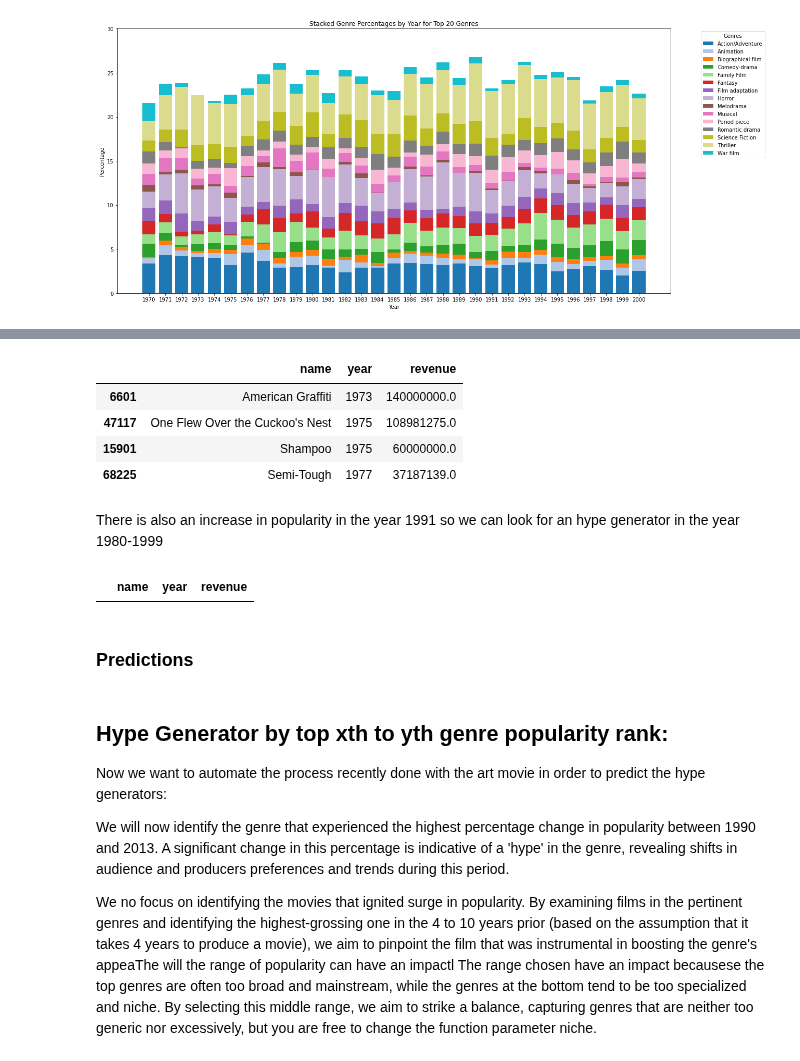
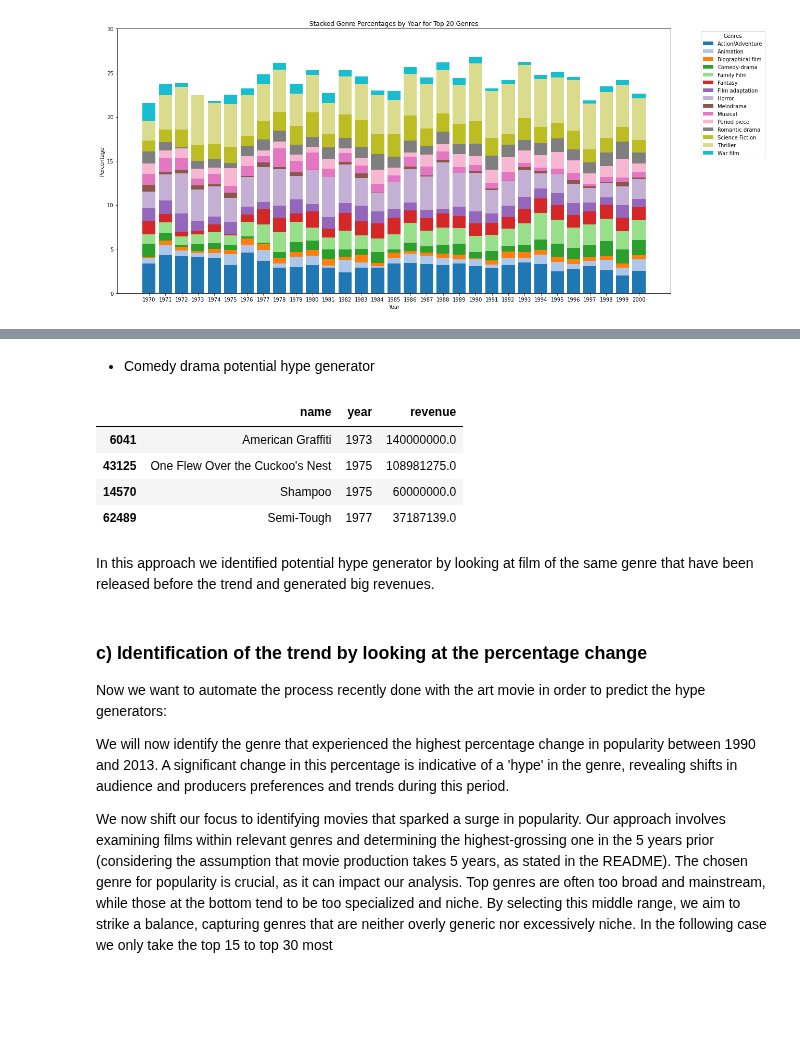
Before and after one commit to epfl-ada/ada-2023-project-thewestbobers, a Jupyter notebook: milestoneP2.ipynb, the cells around one changed output, grey strips where cells are left out. Saved outputs shown, nothing was run; the diff lists cells and outputs as text; code cells hidden in the pictures; blank space fills up the shorter version.

```diff
--- a/milestoneP2.ipynb
+++ b/milestoneP2.ipynb
@@ -226,0 +768,8 @@ movies = data_filter(movies)
+# %%
+
+annex = fuse_scores(annex, 'review_x', 'review_y', 'nbr_review_x', 'nbr_review_y')
+display(annex.sample(5))
+display(annex.shape)
+display(annex.info())
+display(annex[annex['review']<=0])
+display(annex[annex['nbr_review']<=0])
@@ -226,0 +807,5 @@ movies = data_filter(movies)
+# %%
+
+display(annex.info())
+display(movies.info())
+movies['runtime'] = pd.to_numeric(movies['runtime'], errors='coerce')
@@ -226,0 +846,7 @@ movies = data_filter(movies)
+# %%
+
+
+movies2 = pd.merge(movies, annex, on=['name', 'year', 'runtime'], how='left')
+display(movies2.sample(5))
+display(movies2.shape)
+display(movies2.info())
@@ -226,0 +883,10 @@ movies = data_filter(movies)
+# %%
+
+
+movies2['revenue'] = movies2.apply(lambda row: fuse_columns(row[f'revenue_x'], row[f'revenue_y'], 'revenue'), axis=1)
+
+movies2 = movies2.drop(columns=['revenue_x', 'revenue_y'])
+
+display(movies2.sample(5))
+display(movies2.shape)
+display(movies2.info())
@@ -306,37 +1066,27 @@ display(highest_revenue_movie[["name","year","revenue"]])
+# %% [markdown]
+- Comedy drama potential hype generator
 # %%
-art_film_movies = movies[movies['genres'].apply(lambda x: "Comedy-drama" in x)] # look for genre: Art film
+comedy_drama_film_movies = movies2[movies2['genres'].apply(lambda x: "Comedy-drama" in x)] # look for genre: comedy_drama film
 
-art_films_1990_2000 = art_film_movies[(art_film_movies['year'] >= 1973) & (art_film_movies['year'] <= 1978)]
+comedy_drama_films_1990_2000 = comedy_drama_film_movies[(comedy_drama_film_movies['year'] >= 1973) & (comedy_drama_film_movies['year'] <= 1978)]
 
-highest_revenue_movie = art_films_1990_2000[art_films_1990_2000['revenue'].notna()].sort_values('revenue', ascending=False).head(4)
+highest_revenue_movie = comedy_drama_films_1990_2000[comedy_drama_films_1990_2000['revenue'].notna()].sort_values('revenue', ascending=False).head(4)
 
 display(highest_revenue_movie[["name","year","revenue"]])
 # %% [output]
 |  | name | year | revenue |
-| 6601 | American Graffiti | 1973 | 140000000.0 |
-| 47117 | One Flew Over the Cuckoo's Nest | 1975 | 108981275.0 |
-| 15901 | Shampoo | 1975 | 60000000.0 |
-| 68225 | Semi-Tough | 1977 | 37187139.0 |
+| 6041 | American Graffiti | 1973 | 140000000.0 |
+| 43125 | One Flew Over the Cuckoo's Nest | 1975 | 108981275.0 |
+| 14570 | Shampoo | 1975 | 60000000.0 |
+| 62489 | Semi-Tough | 1977 | 37187139.0 |
-# %% [markdown]
-There is also an increase in popularity in the year 1991 so we can look for an hype generator in the year 1980-1999
-# %%
-art_film_movies = movies[movies['genres'].apply(lambda x: "Art film" in x)] # look for genre: Art film
-
-art_films_1990_2000 = art_film_movies[(art_film_movies['year'] >= 1980) & (art_film_movies['year'] <= 1989)]
-
-highest_revenue_movie = art_films_1990_2000[art_films_1990_2000['revenue'].notna()].sort_values('revenue', ascending=False).head(5)
-
-display(highest_revenue_movie[["name","year","revenue"]])
-# %% [output]
-|  | name | year | revenue |
-# %% [markdown]
-### Predictions
+# %% [markdown]
+In this approach we identified potential hype generator by looking at film of the same genre that have been released before the trend and generated big revenues.
 # %% [markdown]
-## Hype Generator by top xth to yth genre popularity rank:
+### c) Identification of the trend by looking at the percentage change
 Now we want to automate the process recently done with the art movie in order to predict the hype generators:
 
 
 We will now identify the genre that experienced the highest percentage change in popularity between 1990 and 2013. A significant change in this percentage is indicative of a 'hype' in the genre, revealing shifts in audience and producers preferences and trends during this period.
 
-We no focus on identifying the movies that ignited surge in popularity. By examining films in the pertinent genres and identifying the highest-grossing one in the 4 to 10 years prior (based on the assumption that it takes 4 years to produce a movie), we aim to pinpoint the film that was instrumental in boosting the genre's appeaThe  will the range of popularity can have an impactl The range chosen have an impact becausese the top genres are often too broad and mainstream, while the genres at the bottom tend to be too specialized and niche. By selecting this middle range, we aim to strike a balance, capturing genres that are neither too generic nor excessively, but you are free to change the function parameter niche.
+We now shift our focus to identifying movies that sparked a surge in popularity. Our approach involves examining films within relevant genres and determining the highest-grossing one in the 5 years prior (considering the assumption that movie production takes 5 years, as stated in the README). The chosen genre for popularity is crucial, as it can impact our analysis. Top genres are often too broad and mainstream, while those at the bottom tend to be too specialized and niche. By selecting this middle range, we aim to strike a balance, capturing genres that are neither overly generic nor excessively niche. In the following case we only take the top 15 to top 30 most
 # %%
```
Also changed, not shown: parts of 88 cells of this notebook.
